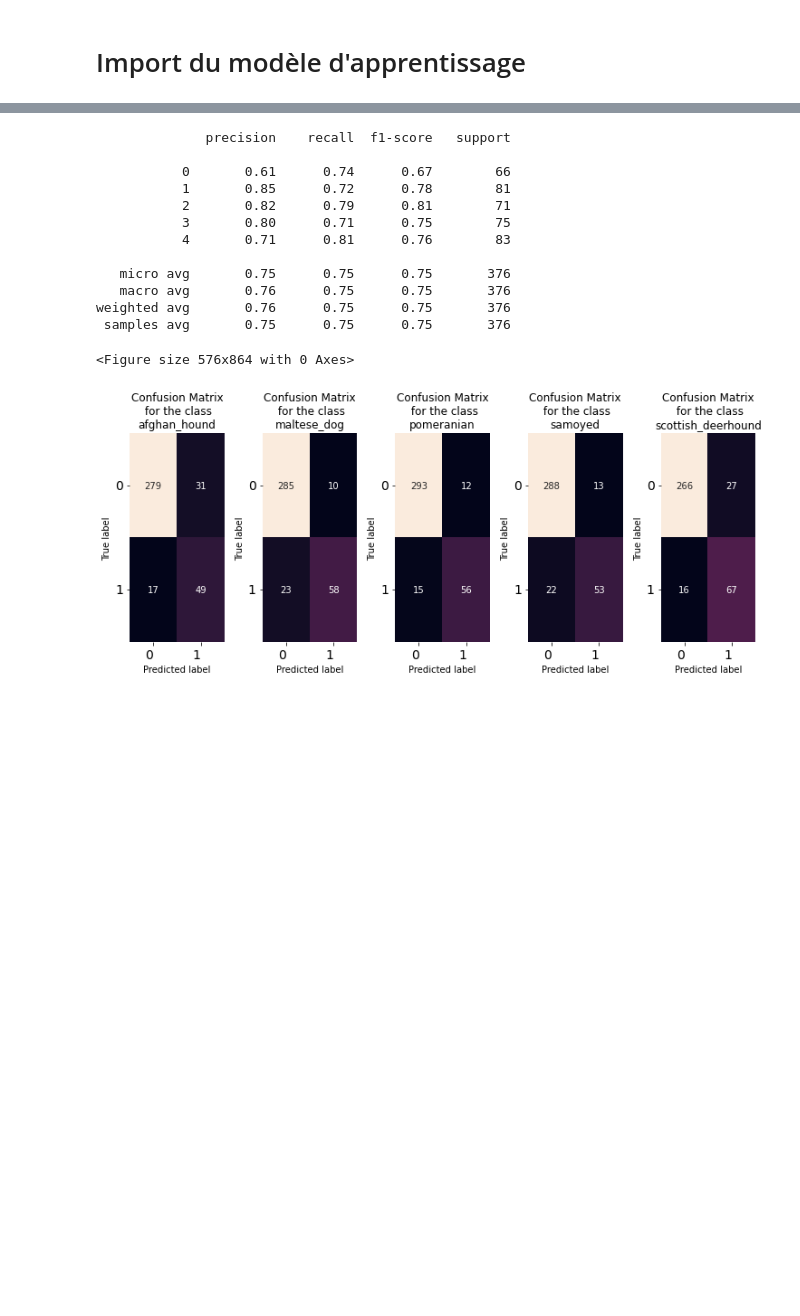
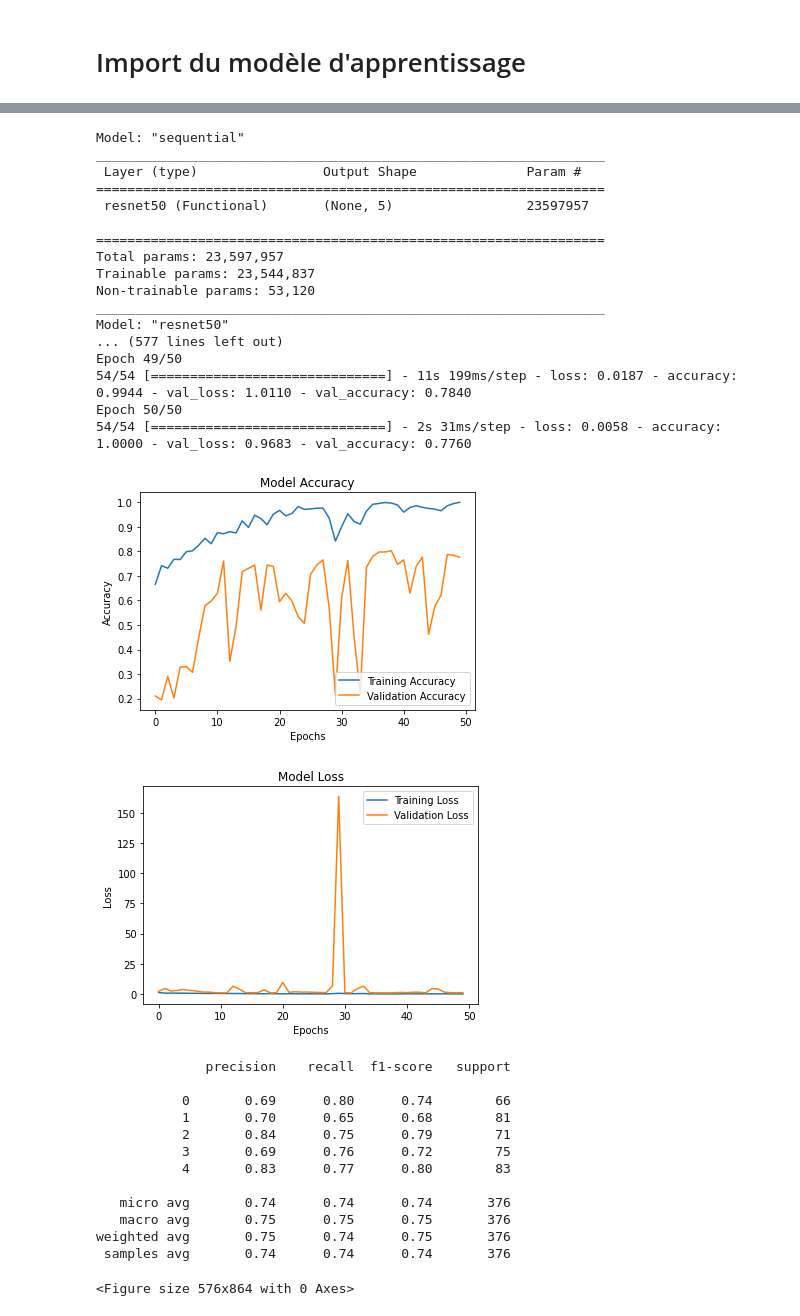
Before and after one commit to VincentNFR/openclassrooms_p06, a Jupyter notebook: resnet_from_scratch.ipynb, the cells around one changed output, grey strips where cells are left out. Saved outputs shown, nothing was run; the diff lists cells and outputs as text; code cells hidden in the pictures; blank space fills up the shorter version.

```diff
--- a/resnet_from_scratch.ipynb
+++ b/resnet_from_scratch.ipynb
@@ -244,17 +194,0 @@ Epoch 50/50
-# %%
-evaluate_model(model, X_test, y_test, convert_labels)
-# %% [output]
-              precision    recall  f1-score   support
-
-           0       0.61      0.74      0.67        66
-           1       0.85      0.72      0.78        81
-           2       0.82      0.79      0.81        71
-           3       0.80      0.71      0.75        75
-           4       0.71      0.81      0.76        83
-
-   micro avg       0.75      0.75      0.75       376
-   macro avg       0.76      0.75      0.75       376
-weighted avg       0.76      0.75      0.75       376
- samples avg       0.75      0.75      0.75       376
-<Figure size 576x864 with 0 Axes>
-[figure, removed]
@@ -260,0 +198,62 @@ weighted avg       0.76      0.75      0.75       376
+# %%
+model = import_model(conv_model_type='resnet', input_shape=(224, 224, 3), weights=None, train_state=True, custom_model=None, lr=1e-3)
+
+history = model.fit(
+    x=X_train, y=y_train,
+    validation_data=(X_val, y_val),
+    steps_per_epoch=X_train.shape[0]//batch_size,
+    epochs=epochs,
+    verbose=1
+    )
+
+plt.subplot()
+plt.title('Model Accuracy')
+plt.plot(history.history['accuracy'])
+plt.plot(history.history['val_accuracy'])
+plt.ylabel('Accuracy')
+plt.xlabel('Epochs')
+plt.legend(['Training Accuracy','Validation Accuracy'])
+plt.show()
+
+plt.title('Model Loss')
+plt.plot(history.history['loss'])
+plt.plot(history.history['val_loss'])
+plt.ylabel('Loss')
+plt.xlabel('Epochs')
+plt.legend(['Training Loss','Validation Loss'])
+plt.show()
+
+evaluate_model(model, X_test, y_test, convert_labels)
+# %% [output]
+Model: "sequential"
+_________________________________________________________________
+ Layer (type)                Output Shape              Param #
+=================================================================
+ resnet50 (Functional)       (None, 5)                 23597957
+
+=================================================================
+Total params: 23,597,957
+Trainable params: 23,544,837
+Non-trainable params: 53,120
+_________________________________________________________________
+Model: "resnet50"
+... (577 lines left out)
+Epoch 49/50
+54/54 [==============================] - 11s 199ms/step - loss: 0.0187 - accuracy: 0.9944 - val_loss: 1.0110 - val_accuracy: 0.7840
+Epoch 50/50
+54/54 [==============================] - 2s 31ms/step - loss: 0.0058 - accuracy: 1.0000 - val_loss: 0.9683 - val_accuracy: 0.7760
+[figure, added]
+[figure, added]
+              precision    recall  f1-score   support
+
+           0       0.69      0.80      0.74        66
+           1       0.70      0.65      0.68        81
+           2       0.84      0.75      0.79        71
+           3       0.69      0.76      0.72        75
+           4       0.83      0.77      0.80        83
+
+   micro avg       0.74      0.74      0.74       376
+   macro avg       0.75      0.75      0.75       376
+weighted avg       0.75      0.74      0.75       376
+ samples avg       0.74      0.74      0.74       376
+<Figure size 576x864 with 0 Axes>
```
Also changed, not shown: parts of 6 cells of this notebook.
